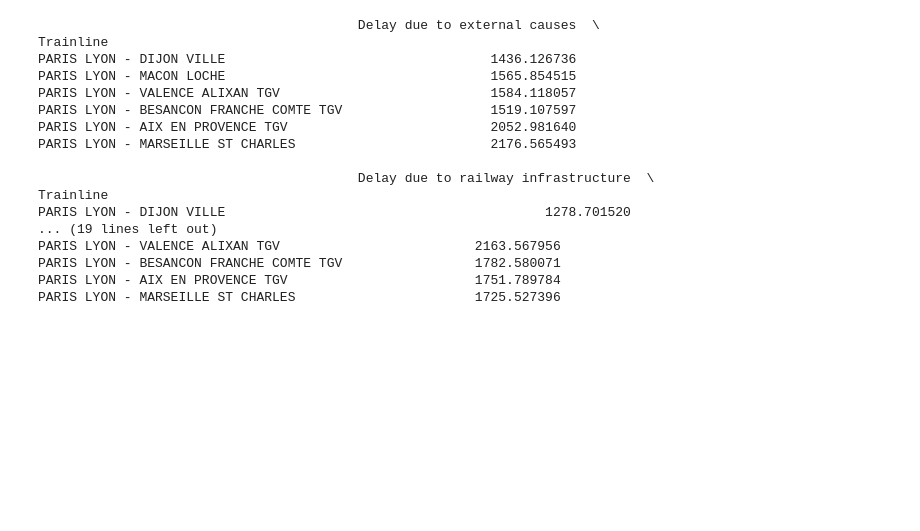
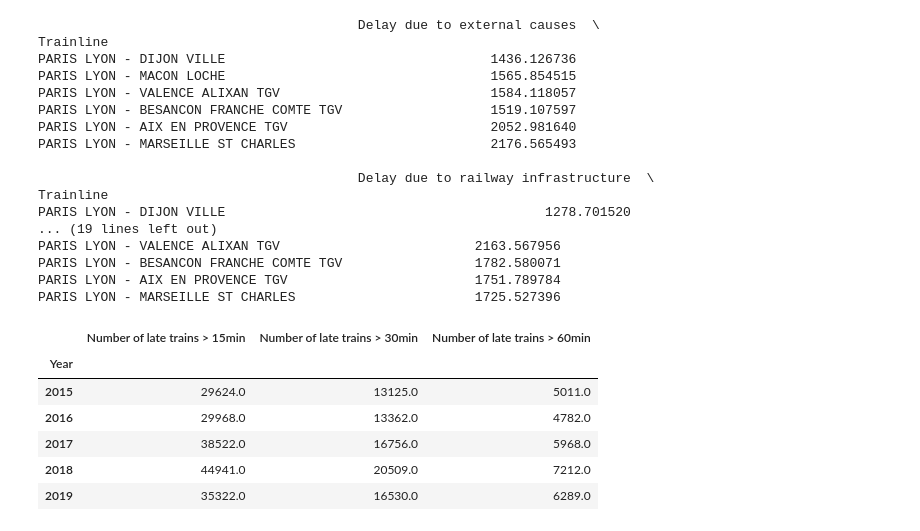
Before and after one commit to infoshareacademy/grupa_BKMMZ, a Jupyter notebook: Python/trains_notebook.ipynb, the cells around one changed output. Cells and saved outputs as stored; diff of their text form; code cells hidden in the pictures; blank space fills up the shorter version.

```diff
--- a/Python/trains_notebook.ipynb
+++ b/Python/trains_notebook.ipynb
@@ -431,3 +491,13 @@ PARIS LYON - VALENCE ALIXAN TGV                         2163.567956
 PARIS LYON - BESANCON FRANCHE COMTE TGV                 1782.580071
 PARIS LYON - AIX EN PROVENCE TGV                        1751.789784
 PARIS LYON - MARSEILLE ST CHARLES                       1725.527396
+# %%
+arriving_delay_by_year.head()
+# %% [output]
+|  | Number of late trains > 15min | Number of late trains > 30min | Number of late trains > 60min |
+| Year |  |  |  |
+| 2015 | 29624.0 | 13125.0 | 5011.0 |
+| 2016 | 29968.0 | 13362.0 | 4782.0 |
+| 2017 | 38522.0 | 16756.0 | 5968.0 |
+| 2018 | 44941.0 | 20509.0 | 7212.0 |
+| 2019 | 35322.0 | 16530.0 | 6289.0 |
```
Also changed, not shown: parts of 16 cells of this notebook.
